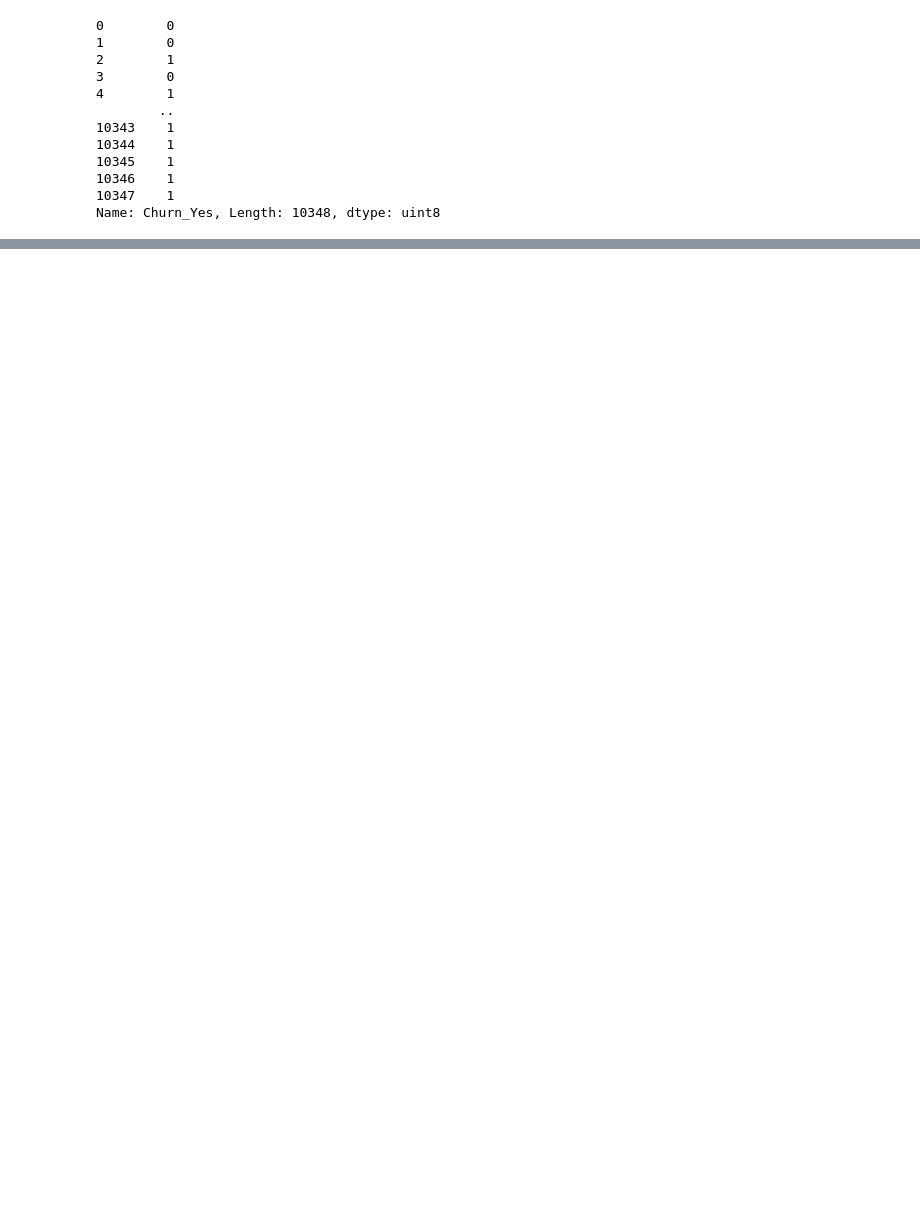
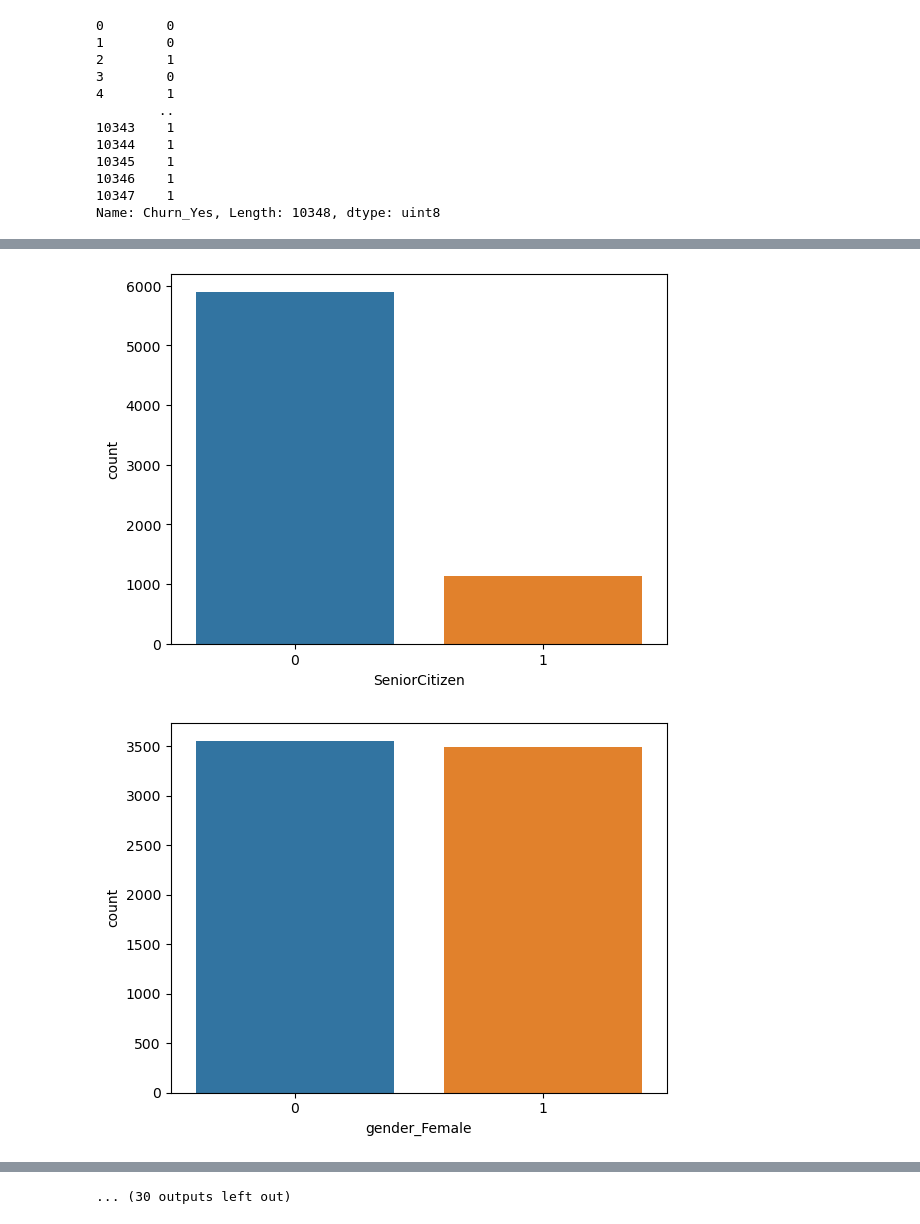
Before and after one commit to Suraj520/data-science, a Jupyter notebook: 03-case-studies/02-customer-churn-analysis/notebook.ipynb, the cells around one changed output, grey strips where cells are left out. Cells and saved outputs as stored; diff of their text form; code cells hidden in the pictures; blank space fills up the shorter version.

```diff
--- a/03-case-studies/02-customer-churn-analysis/notebook.ipynb
+++ b/03-case-studies/02-customer-churn-analysis/notebook.ipynb
@@ -302,0 +327,28 @@ Name: Churn_Yes, Length: 10348, dtype: uint8
+# %%
+
+# Visualize the distribution of the categorical variables
+cat_cols = ['SeniorCitizen',
+       'gender_Female', 'gender_Male', 'Partner_No', 'Partner_Yes',
+       'Dependents_No', 'Dependents_Yes', 'PhoneService_No',
+       'PhoneService_Yes', 'MultipleLines_No',
+       'MultipleLines_No phone service', 'MultipleLines_Yes',
+       'InternetService_DSL', 'InternetService_Fiber optic',
+       'InternetService_No', 'OnlineSecurity_No',
+       'OnlineSecurity_No internet service', 'OnlineSecurity_Yes',
+       'OnlineBackup_No', 'OnlineBackup_No internet service',
+       'OnlineBackup_Yes', 'DeviceProtection_No',
+       'DeviceProtection_No internet service', 'DeviceProtection_Yes',
+       'TechSupport_No', 'TechSupport_No internet service', 'TechSupport_Yes',
+       'StreamingTV_No', 'StreamingTV_No internet service', 'StreamingTV_Yes',
+       'StreamingMovies_No', 'StreamingMovies_No internet service',
+       'StreamingMovies_Yes', 'Contract_Month-to-month', 'Contract_One year',
+       'Contract_Two year', 'PaperlessBilling_No', 'PaperlessBilling_Yes',
+       'PaymentMethod_Bank transfer (automatic)',
+       'PaymentMethod_Credit card (automatic)',
+       'PaymentMethod_Electronic check', 'PaymentMethod_Mailed check']
+for col in cat_cols:
+    sns.countplot(x=col, data=df)
+    plt.show()
+# %% [output]
+[figure, added]
+[figure, added]
@@ -302,0 +365 @@ Name: Churn_Yes, Length: 10348, dtype: uint8
+... (30 outputs left out)
```
Also changed, not shown: parts of 7 cells of this notebook.
